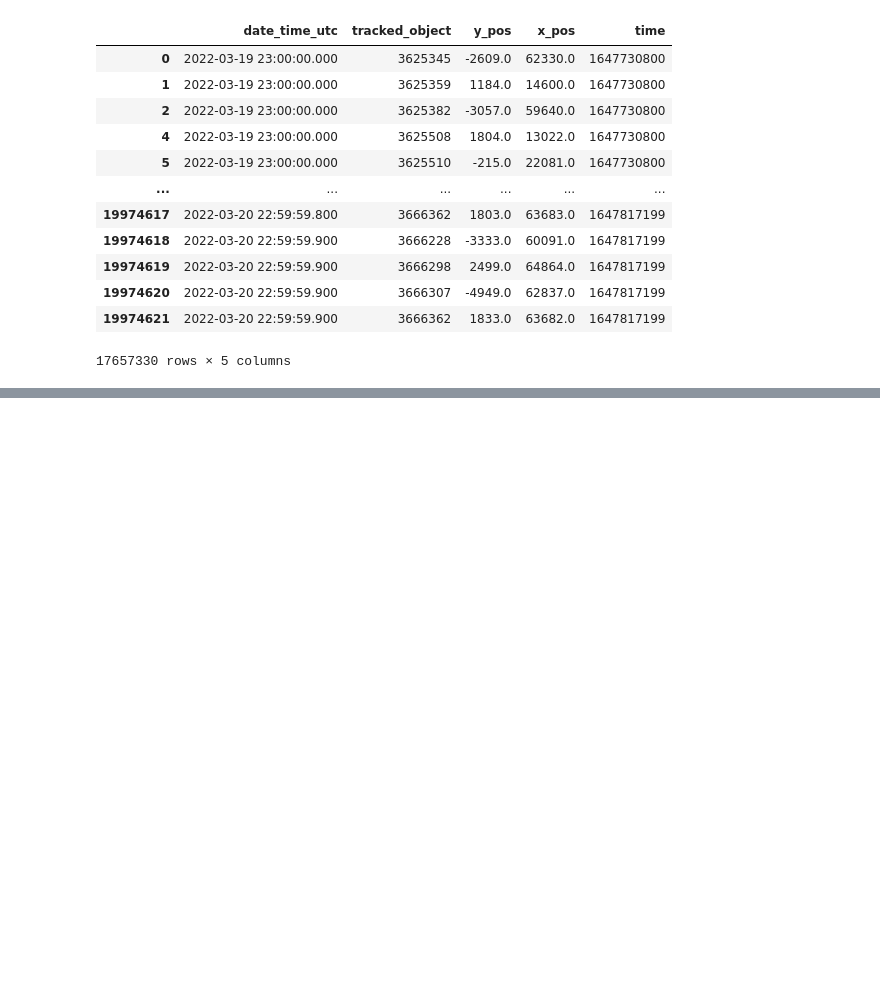
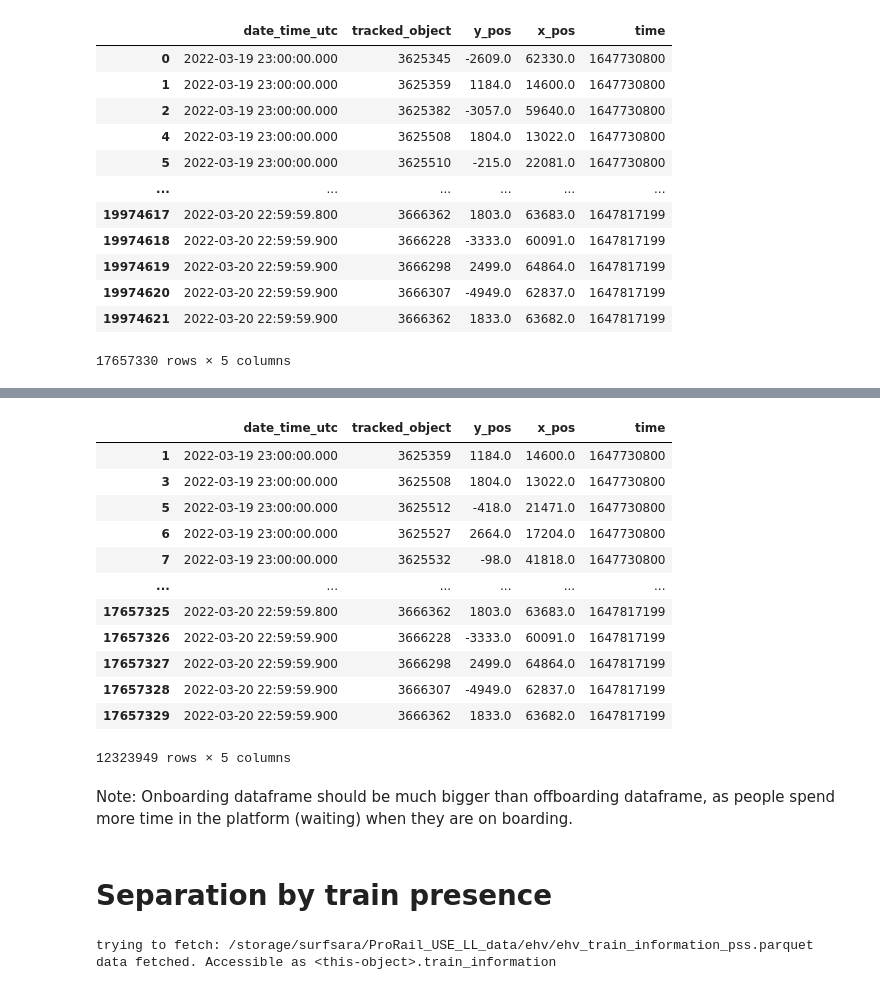
Before and after one commit to mauribadnights/sociophysics, a Jupyter notebook: matrix_generator/matrix_generator1.ipynb, the cells around one changed output, grey strips where cells are left out. Cells and saved outputs as stored; diff of their text form; code cells hidden in the pictures; blank space fills up the shorter version.

```diff
--- a/matrix_generator/matrix_generator1.ipynb
+++ b/matrix_generator/matrix_generator1.ipynb
@@ -97,0 +145,27 @@ for hour in fLst.index:
+# %%
+data_on
+# %% [output]
+|  | date_time_utc | tracked_object | y_pos | x_pos | time |
+| 1 | 2022-03-19 23:00:00.000 | 3625359 | 1184.0 | 14600.0 | 1647730800 |
+| 3 | 2022-03-19 23:00:00.000 | 3625508 | 1804.0 | 13022.0 | 1647730800 |
+| 5 | 2022-03-19 23:00:00.000 | 3625512 | -418.0 | 21471.0 | 1647730800 |
+| 6 | 2022-03-19 23:00:00.000 | 3625527 | 2664.0 | 17204.0 | 1647730800 |
+| 7 | 2022-03-19 23:00:00.000 | 3625532 | -98.0 | 41818.0 | 1647730800 |
+| ... | ... | ... | ... | ... | ... |
+| 17657325 | 2022-03-20 22:59:59.800 | 3666362 | 1803.0 | 63683.0 | 1647817199 |
+| 17657326 | 2022-03-20 22:59:59.900 | 3666228 | -3333.0 | 60091.0 | 1647817199 |
+| 17657327 | 2022-03-20 22:59:59.900 | 3666298 | 2499.0 | 64864.0 | 1647817199 |
+| 17657328 | 2022-03-20 22:59:59.900 | 3666307 | -4949.0 | 62837.0 | 1647817199 |
+| 17657329 | 2022-03-20 22:59:59.900 | 3666362 | 1833.0 | 63682.0 | 1647817199 |
+12323949 rows × 5 columns
+# %% [markdown]
+Note: Onboarding dataframe should be much bigger than offboarding dataframe, as people spend more time in the platform (waiting) when they are on boarding.
+# %% [markdown]
+# Separation by train presence
+# %%
+train_data = SociophysicsDataHandler()
+train_data.fetch_prorail_train_information(station='ehv')
+train_data = train_data.train_information
+# %% [output]
+trying to fetch: /storage/surfsara/ProRail_USE_LL_data/ehv/ehv_train_information_pss.parquet
+data fetched. Accessible as <this-object>.train_information
```
Also changed, not shown: parts of 19 cells of this notebook, 2 other files.
